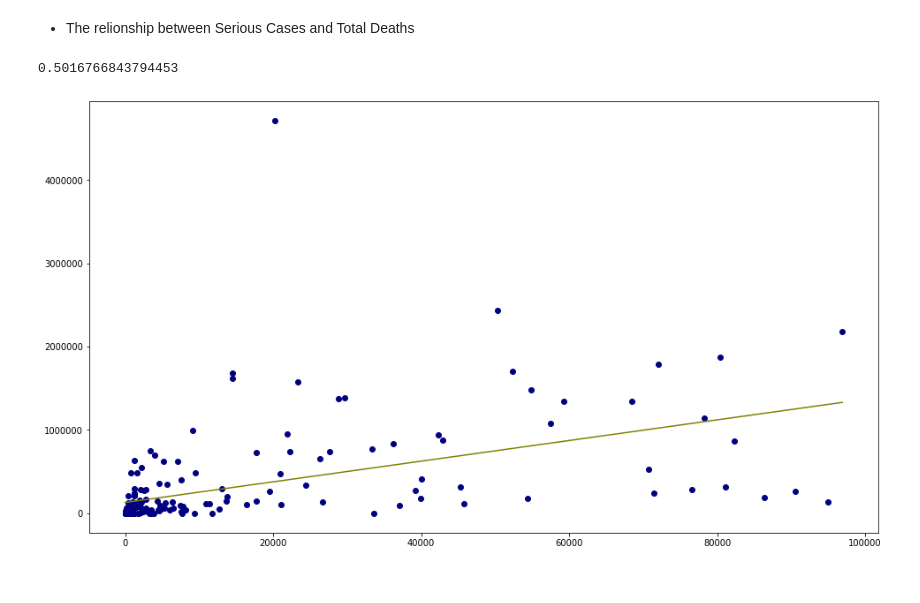
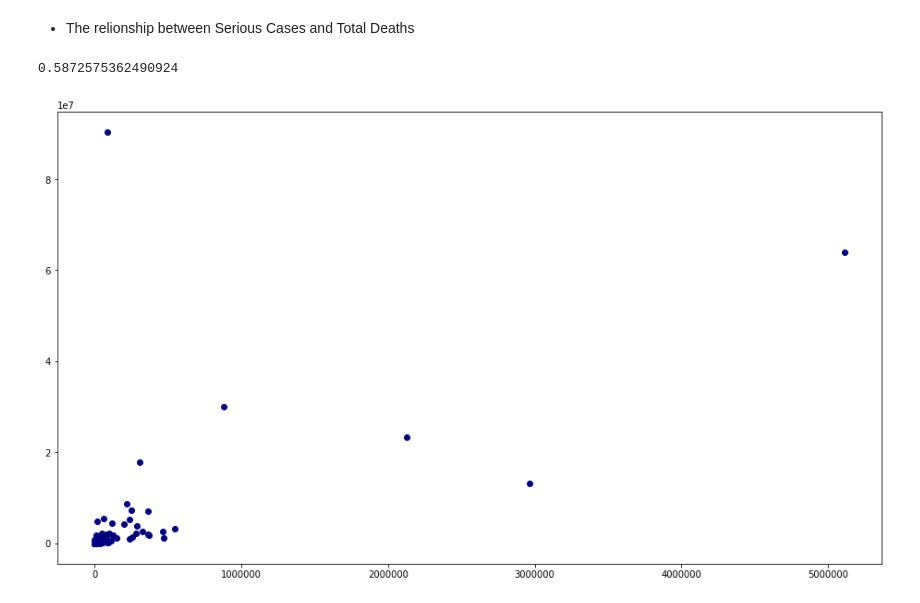
Before and after one commit to phamhuynhnhat99/DV-Lab01, a Jupyter notebook: DataVisualization - Lab01.ipynb, the cells around one changed output. Saved outputs shown, nothing was run; the diff lists cells and outputs as text; code cells hidden in the pictures.

```diff
--- a/DataVisualization - Lab01.ipynb
+++ b/DataVisualization - Lab01.ipynb
@@ -33,6 +33,8 @@ population = []
 one_case_xpll = []
 one_death_xpll = []
 one_test_xpll = []
+
+region = []
 # %%
 def text_to_int(text):
     try:
@@ -65,6 +67,8 @@ for tr in table_rows:
     one_case_xpll.append(text_to_int(td[16].text.strip()))
     one_death_xpll.append(text_to_int(td[17].text.strip()))
     one_test_xpll.append(text_to_int(td[18].text.strip()))
+
+    region.append(td[15].text.strip())
 # %%
 indices = [i for i in range(1,len(countries)+1)]
 headers = ["Country", "Total Cases", "New Cases", "Total Deaths", "New Deaths", "Total Recovered", "New Recovered", "Active Cases", "Serious Cases", "Tot Cases/1M pop", "Death/1M pop", "Total Tests", "Tests/1M pop", "Population", "1 Case every X ppl", "1 Death every X ppl", "1 Test every X ppl"]
@@ -131,20 +196,14 @@ for i, v in enumerate(cp1m[::-1]['Tot Cases/1M pop']):
 # %%
 xname = 'Total Cases'
 yname = 'Total Tests'
 ndf = df[['Country', yname, xname]]
-ndf = ndf[ndf[xname] <= 100000][ndf[yname] <= 5000000]
 ndf.index = range(1,len(ndf)+1)
 print(ndf[yname].corr(ndf[xname]))
-from sklearn.linear_model import LinearRegression
 X = ndf[xname].values.reshape(-1, 1)
 Y = ndf[yname].values.reshape(-1, 1)
-linear_regressor = LinearRegression()
-linear_regressor.fit(X, Y)
-Y_pred = linear_regressor.predict(X)
 plt.figure(figsize=(16, 9))
 plt.scatter(X, Y, color='navy')
-plt.plot(X, Y_pred, color='olive')
 plt.show()
 # %% [output]
-0.5016766843794453
+0.5872575362490924
-[figure, old version]
+[figure, new version]
```
Also changed, not shown: parts of 10 cells of this notebook.
